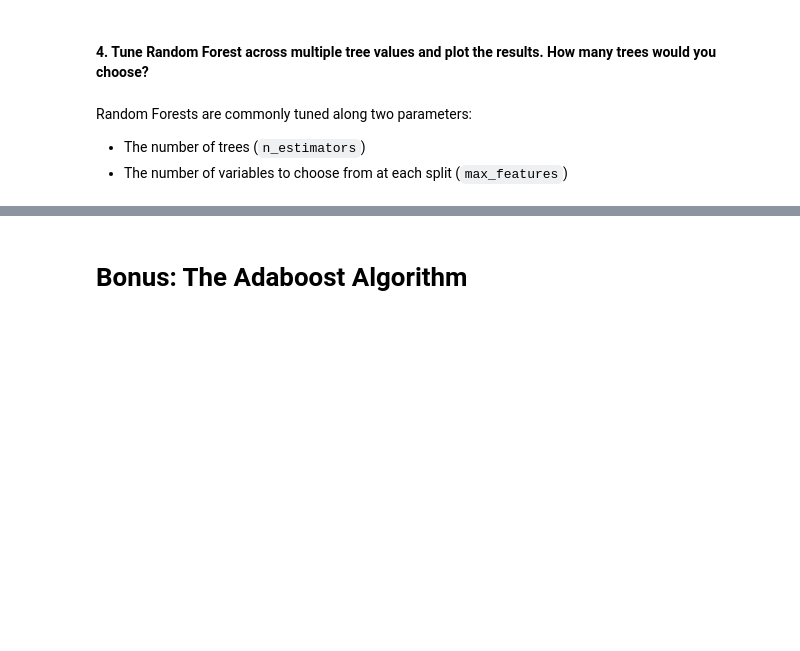
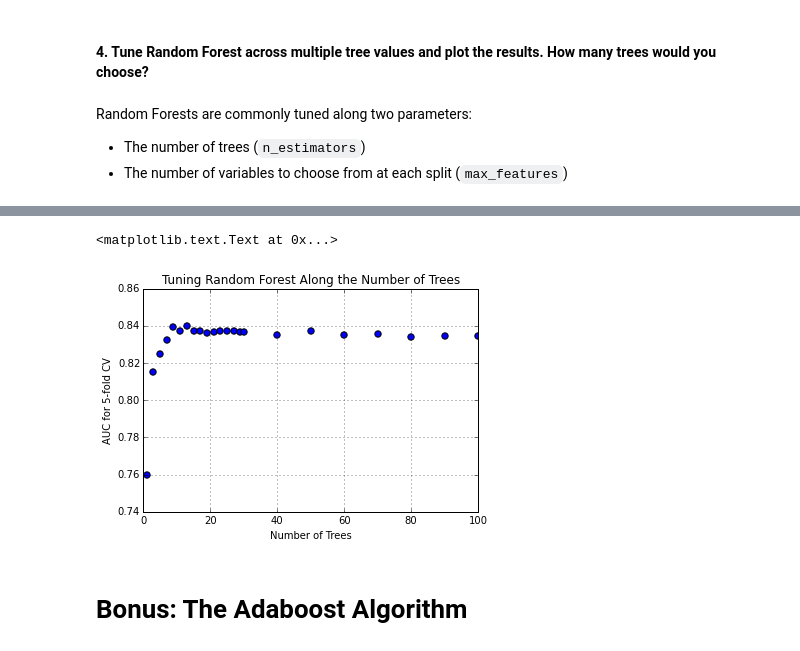
Before and after one commit to araveret/DAT6, a Jupyter notebook: notebooks/08_ensemble_techniques.ipynb, the cells around one changed output, grey strips where cells are left out. Saved outputs shown, nothing was run; the diff lists cells and outputs as text; code cells hidden in the pictures; blank space fills up the shorter version.

Commit message:
updated with results from Random Forests examples

```diff
--- a/notebooks/08_ensemble_techniques.ipynb
+++ b/notebooks/08_ensemble_techniques.ipynb
@@ -197,0 +230,8 @@ Random Forests are commonly tuned along two parameters:
+# %%
+%matplotlib inline
+# Tune the Random Forest
+rf = RandomForestClassifier(random_state=1)
+list_estimators = list(xrange(1, 30, 2)) + list(xrange(30, 101, 10))
+param_grid = dict(n_estimators=list_estimators)
+grid = GridSearchCV(rf, param_grid, cv=5, scoring='roc_auc')
+grid.fit(d.drop('Survived', axis=1), d['Survived'])
@@ -198,3 +249,14 @@ Random Forests are commonly tuned along two parameters:
+# %%
+grid_mean_scores = [result[1] for result in grid.grid_scores_]
+plt.xlim([0,100])
+plt.scatter(list_estimators, grid_mean_scores, s=40)
+plt.grid(True)
+plt.title('Tuning Random Forest Along the Number of Trees')
+plt.ylabel('AUC for 5-fold CV')
+plt.xlabel('Number of Trees')
+# %% [output]
+<matplotlib.text.Text at 0x...>
+[figure, added]
 # %% [markdown]
 # Bonus: The Adaboost Algorithm
 # %% [markdown]
```
Also changed, not shown: parts of 6 cells of this notebook, 5 other files.
